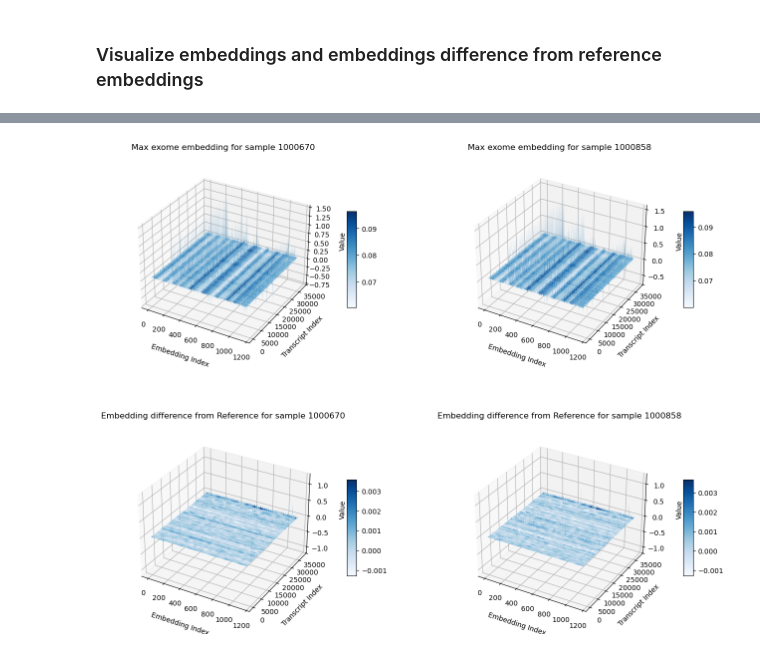
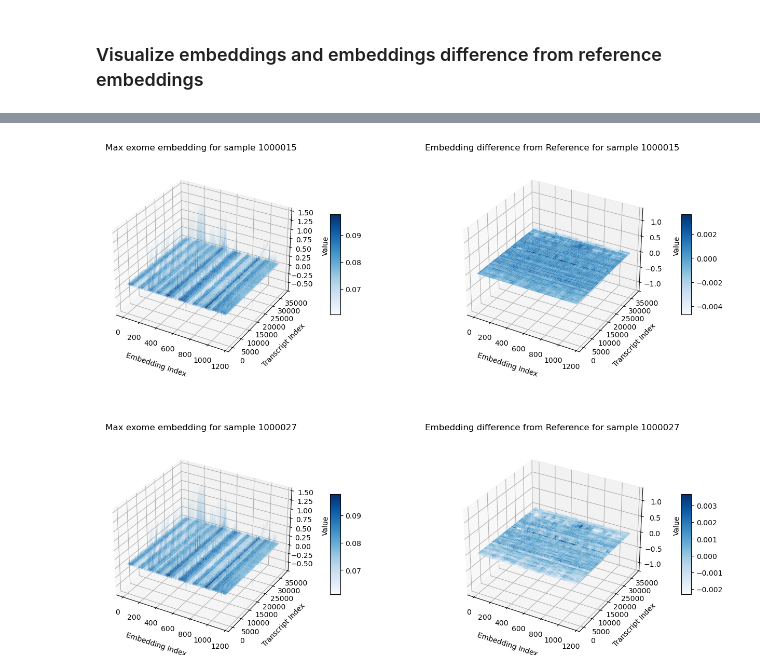
Before and after one commit to khoa-yelo/ukbb_gwas, a Jupyter notebook: notebooks/ExomeDL.ipynb, the cells around one changed output, grey strips where cells are left out. Cells and saved outputs as stored; diff of their text form; code cells hidden in the pictures.

```diff
--- a/notebooks/ExomeDL.ipynb
+++ b/notebooks/ExomeDL.ipynb
@@ -106,13 +104,5 @@ visualize_exome_embeddings_batch(mean_data, mean_ref, mean_sample_ids, "Mean")
 # %%
-data_list = [max_data["1000670"], max_data["1000858"], max_data["1000670"] - max_ref, max_data["1000858"] - max_ref]
-titles = ["Max exome embedding for sample 1000670", "Max exome embedding for sample 1000858" ,\
-          "Embedding difference from Reference for sample 1000670", "Embedding difference from Reference for sample 1000858"]
-fig = plt.figure(figsize=(16, 12))
-for i, (d, title) in enumerate(zip(data_list, titles), 1):
-    ax = fig.add_subplot(2, 2, i, projection='3d')
-    surf = visualize_exome_embeddings(d, title, ax=ax)
-    fig.colorbar(surf, ax=ax, shrink=0.5, aspect=10, pad=0.1)
-plt.subplots_adjust(hspace=0.4)
-plt.show()
+max_sample_ids = list(max_data.keys())[:2]
+visualize_exome_embeddings_batch(max_data, max_ref, max_sample_ids, "Max")
 # %% [output]
-[figure, old version]
+[figure, new version]
```
Also changed, not shown: parts of 1 cell of this notebook.
